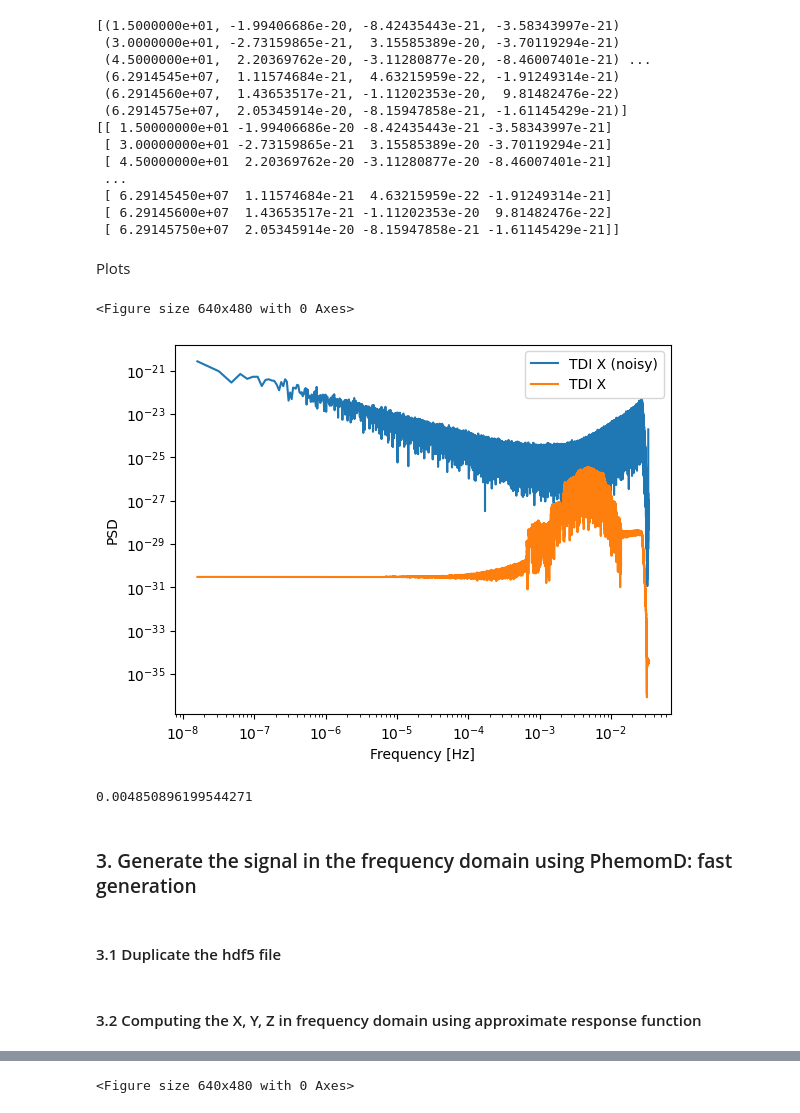
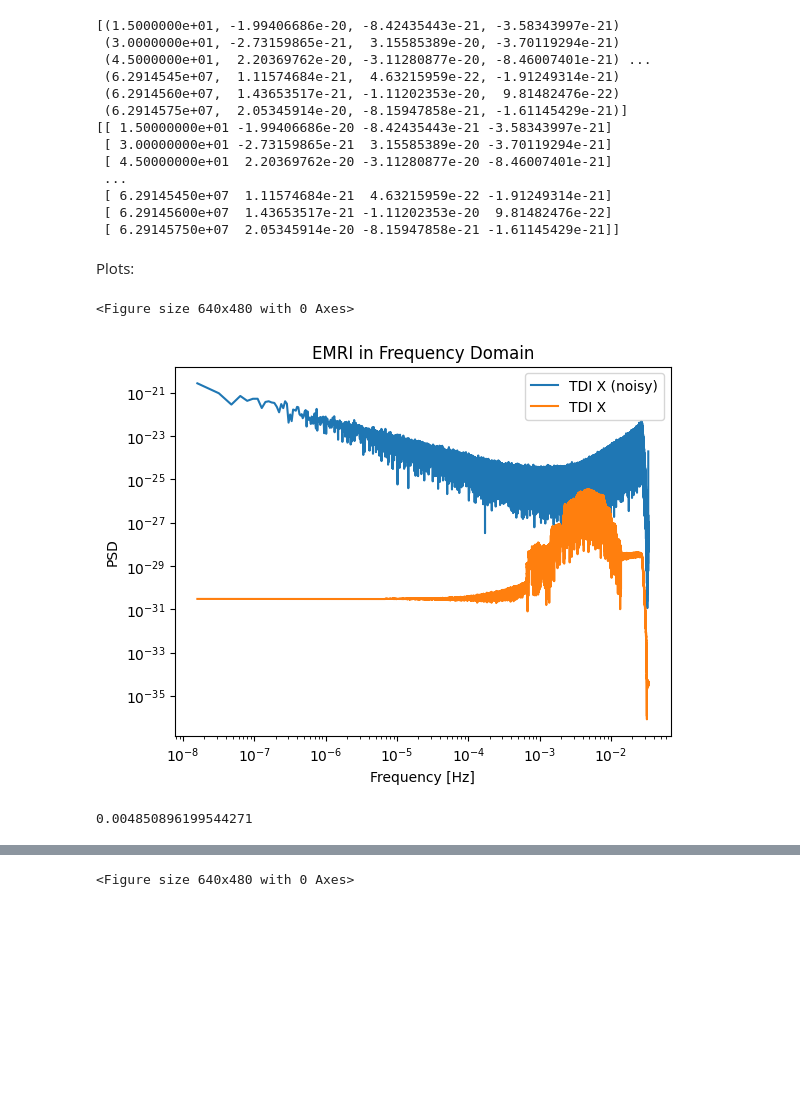
Before and after one commit to augustrainstorm/LISA-EMRI-Search, a Jupyter notebook: EMRI_Analysis.ipynb, the cells around one changed output, grey strips where cells are left out. Cells and saved outputs as stored; diff of their text form; code cells hidden in the pictures; blank space fills up the shorter version.

```diff
--- a/EMRI_Analysis.ipynb
+++ b/EMRI_Analysis.ipynb
@@ -379,18 +377,18 @@ df2_noise = pd.DataFrame(td_freq_plot,columns=['freq','TDI X (noisy)', 'TDI Y (n
  [ 6.29145600e+07  1.43653517e-21 -1.11202353e-20  9.81482476e-22]
  [ 6.29145750e+07  2.05345914e-20 -8.15947858e-21 -1.61145429e-21]]
 # %% [markdown]
-Plots
+Plots:
 # %%
 # Plot the Fourier amplitudes
 plt.figure(3)
 ax2 = df2_noise.plot(x = 'freq',y = 'TDI X (noisy)',logx=True,logy=True)
 df2.plot(x = 'freq',y = 'TDI X',logx=True,logy=True,ax = ax2)
 plt.xlabel("Frequency [Hz]")
 plt.ylabel("PSD")
-#plt.title("EMRI in Frequency Domain")
+plt.title("EMRI in Frequency Domain")
 plt.legend(loc='best')
 plt.savefig('frequencyEMRI.pdf')
 # %% [output]
 <Figure size 640x480 with 0 Axes>
-[figure, old version]
+[figure, new version]
 # %%
@@ -402,7 +400,3 @@ fPeak = middleAll[0][0]
 print(fPeak)
 # %% [output]
 0.004850896199544271
-# %% [markdown]
-### 3. Generate the signal in the frequency domain using PhemomD: fast generation
-# %% [markdown]
-#### 3.1 Duplicate the hdf5 file
@@ -413,2 +402,0 @@ print(fPeak)
-# %% [markdown]
-#### 3.2 Computing the X, Y, Z in frequency domain using approximate response function
```
Also changed, not shown: parts of 77 cells of this notebook.
